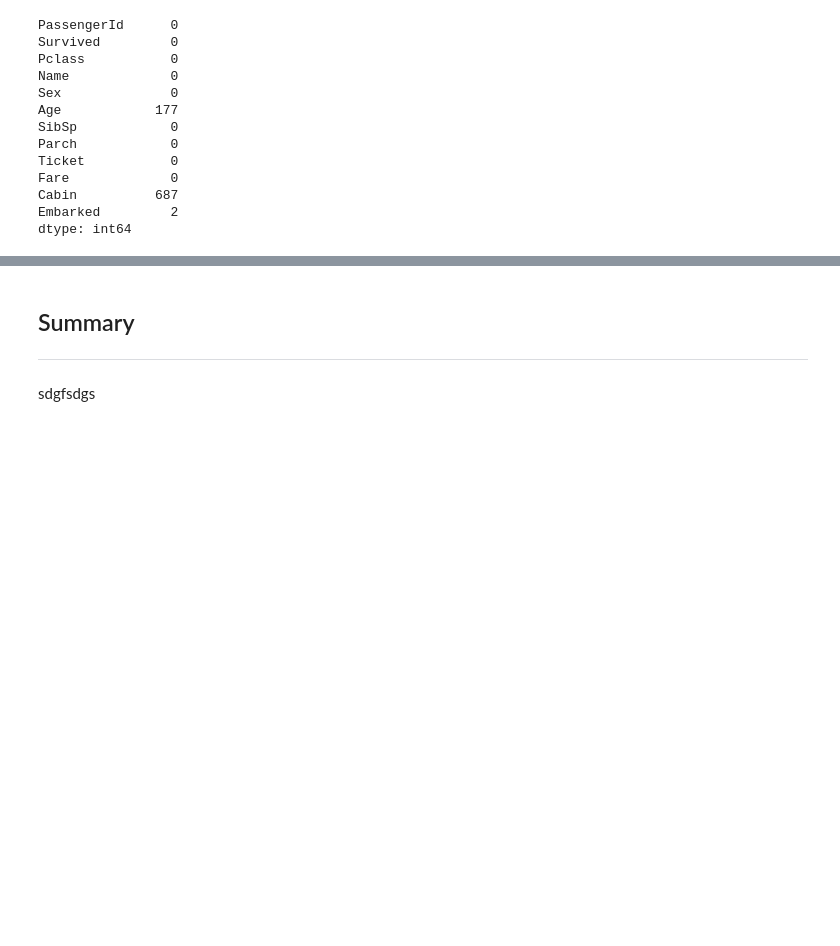
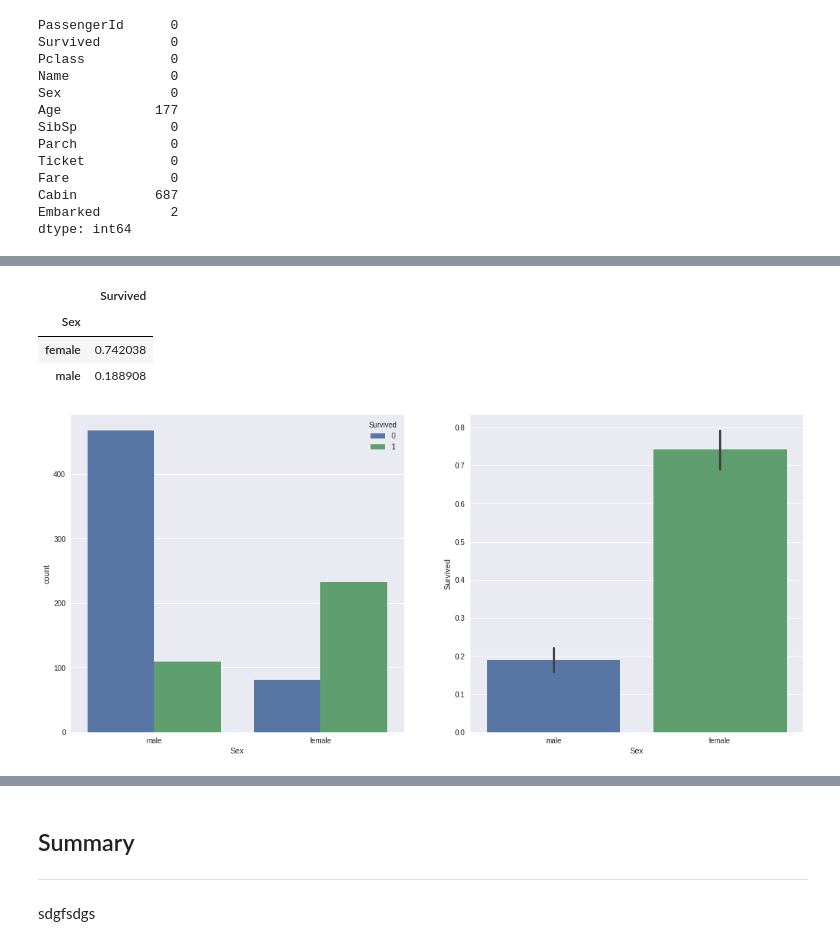
Before and after one commit to Okroshiashvili/Data_Analysis_Python, a Jupyter notebook: Lecture 10/Classification.ipynb, the cells around one changed output, grey strips where cells are left out. Drawn from its saved outputs; the diff is of its cells as text; code cells hidden in the pictures; blank space fills up the shorter version.

```diff
--- a/Lecture 10/Classification.ipynb
+++ b/Lecture 10/Classification.ipynb
@@ -313,0 +317,15 @@ Some variable transformation
+# %%
+pd.DataFrame(df[['Sex','Survived']].groupby(['Sex']).mean())
+# %% [output]
+|  | Survived |
+| Sex |  |
+| female | 0.742038 |
+| male | 0.188908 |
+# %%
+f, ax = plt.subplots(1, 2, figsize=(18,8))
+
+sns.countplot(data=df, x="Sex", hue="Survived", ax=ax[0])
+
+sns.barplot(data=df, x="Sex", y="Survived", ax=ax[1]);
+# %% [output]
+[figure, added]
```
Also changed, not shown: parts of 99 cells of this notebook.
